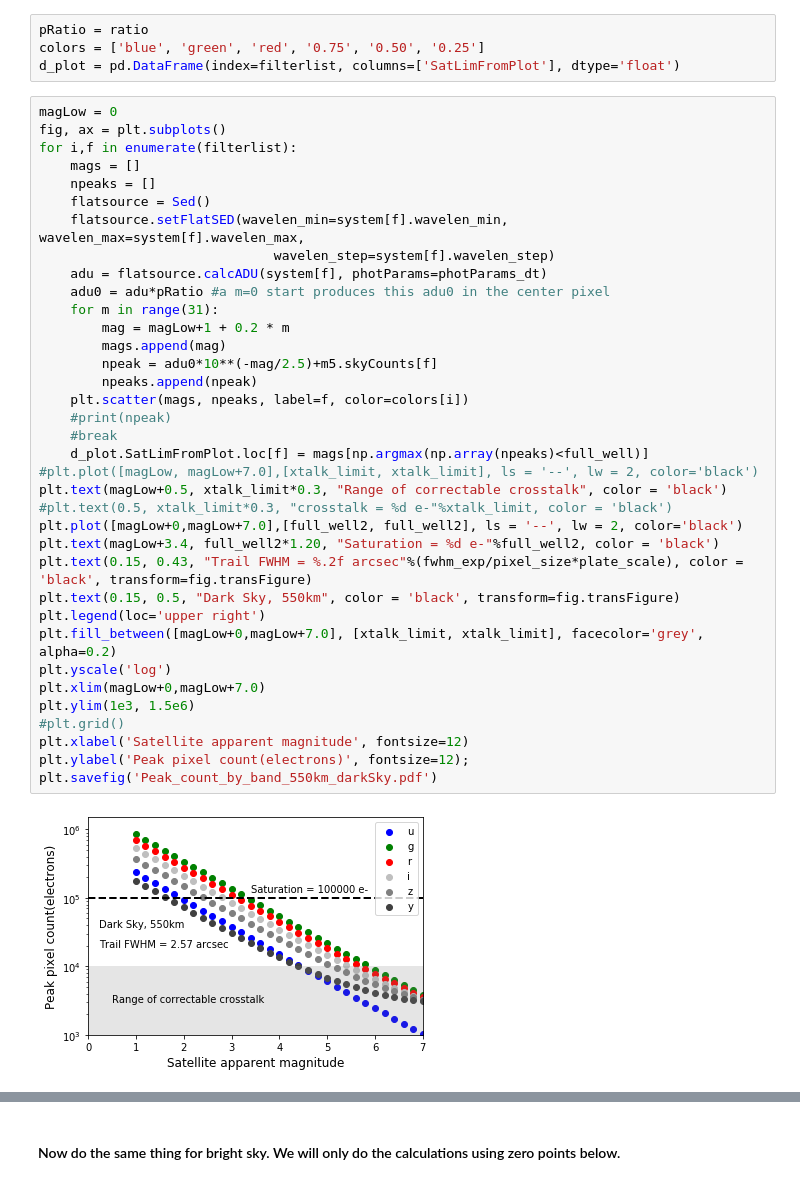
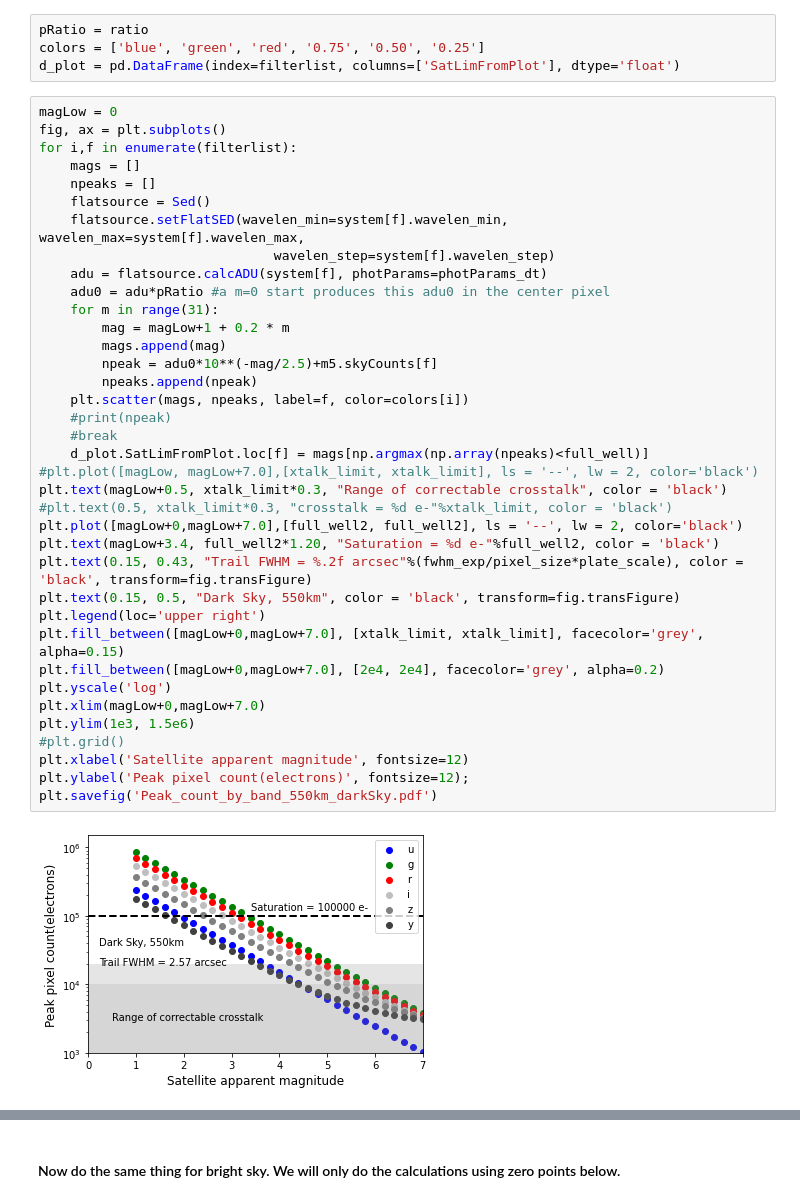
Before and after one commit to bxin/saturation_limit, a Jupyter notebook: saturation_limit_trail.ipynb, the cells around one changed output, grey strips where cells are left out. Drawn from its saved outputs; the diff is of its cells as text.

Commit message:
larger Vk stamp; 2 xtalk bands

```diff
--- a/saturation_limit_trail.ipynb
+++ b/saturation_limit_trail.ipynb
@@ -205,35 +206,36 @@ for i,f in enumerate(filterlist):
     flatsource = Sed()
     flatsource.setFlatSED(wavelen_min=system[f].wavelen_min, wavelen_max=system[f].wavelen_max,
                               wavelen_step=system[f].wavelen_step)
     adu = flatsource.calcADU(system[f], photParams=photParams_dt)
     adu0 = adu*pRatio #a m=0 start produces this adu0 in the center pixel
     for m in range(31):
         mag = magLow+1 + 0.2 * m
         mags.append(mag)
         npeak = adu0*10**(-mag/2.5)+m5.skyCounts[f]
         npeaks.append(npeak)
     plt.scatter(mags, npeaks, label=f, color=colors[i])
     #print(npeak)
     #break
     d_plot.SatLimFromPlot.loc[f] = mags[np.argmax(np.array(npeaks)<full_well)]
 #plt.plot([magLow, magLow+7.0],[xtalk_limit, xtalk_limit], ls = '--', lw = 2, color='black')
 plt.text(magLow+0.5, xtalk_limit*0.3, "Range of correctable crosstalk", color = 'black')
 #plt.text(0.5, xtalk_limit*0.3, "crosstalk = %d e-"%xtalk_limit, color = 'black')
 plt.plot([magLow+0,magLow+7.0],[full_well2, full_well2], ls = '--', lw = 2, color='black')
 plt.text(magLow+3.4, full_well2*1.20, "Saturation = %d e-"%full_well2, color = 'black')
 plt.text(0.15, 0.43, "Trail FWHM = %.2f arcsec"%(fwhm_exp/pixel_size*plate_scale), color = 'black', transform=fig.transFigure)
 plt.text(0.15, 0.5, "Dark Sky, 550km", color = 'black', transform=fig.transFigure)
 plt.legend(loc='upper right')
-plt.fill_between([magLow+0,magLow+7.0], [xtalk_limit, xtalk_limit], facecolor='grey', alpha=0.2)
+plt.fill_between([magLow+0,magLow+7.0], [xtalk_limit, xtalk_limit], facecolor='grey', alpha=0.15)
+plt.fill_between([magLow+0,magLow+7.0], [2e4, 2e4], facecolor='grey', alpha=0.2)
 plt.yscale('log')
 plt.xlim(magLow+0,magLow+7.0)
 plt.ylim(1e3, 1.5e6)
 #plt.grid()
 plt.xlabel('Satellite apparent magnitude', fontsize=12)
 plt.ylabel('Peak pixel count(electrons)', fontsize=12);
 plt.savefig('Peak_count_by_band_550km_darkSky.pdf')
 # %% [output]
-[figure, old version]
+[figure, new version]
 # %%
 #check consistency with above calculations.
 d_plot.join(d)
```
Also changed, not shown: parts of 4 cells of this notebook, 7 other files.
